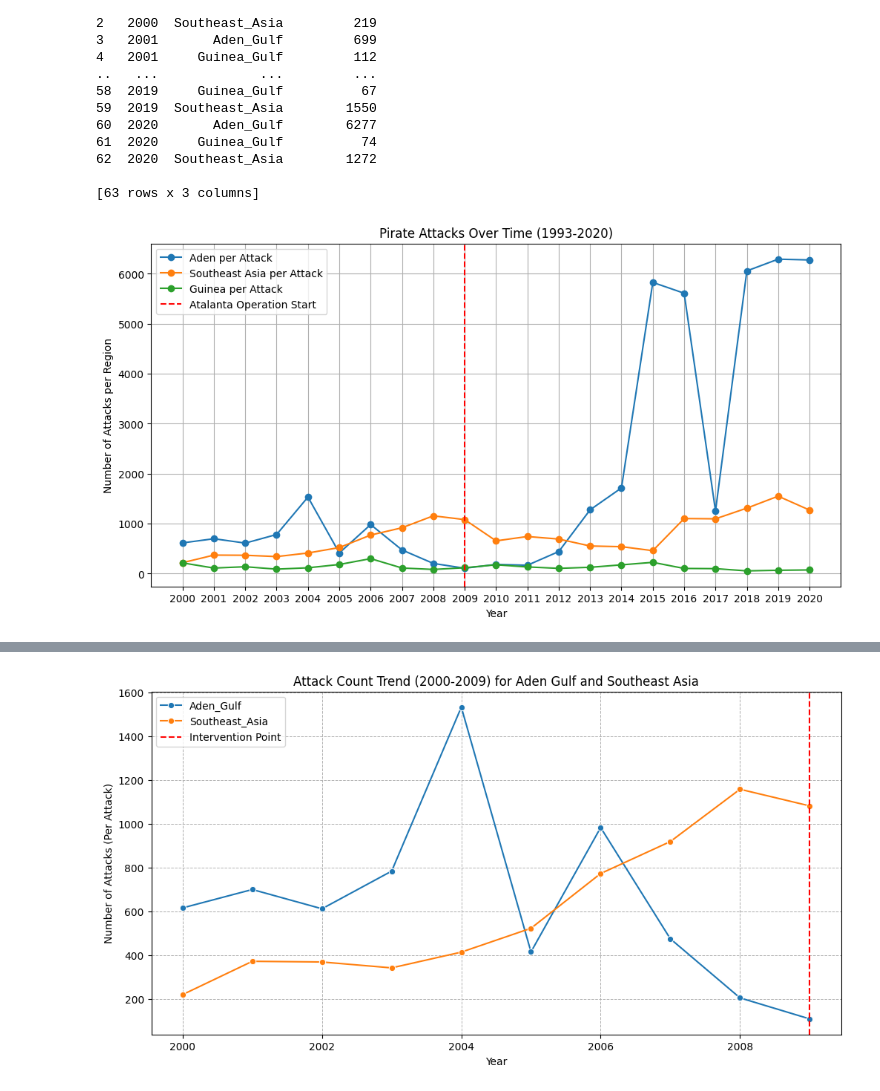
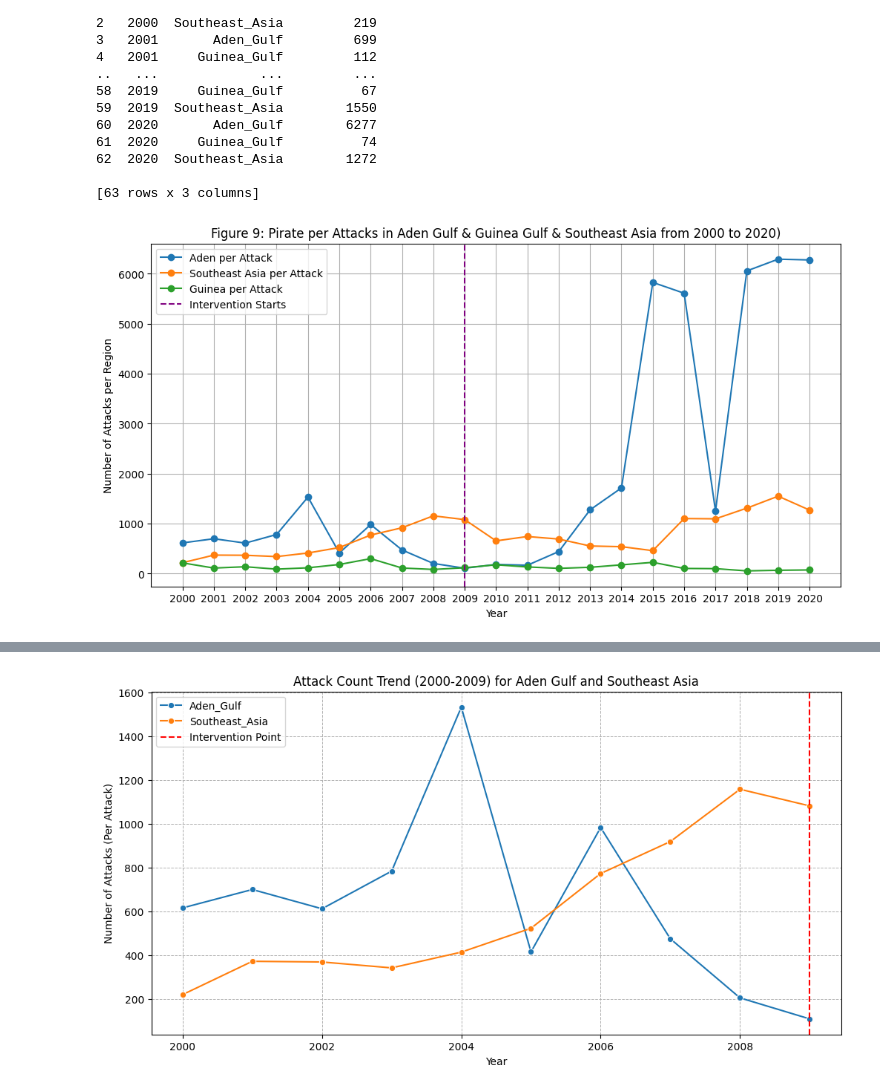
Before and after one commit to yuhengding1206/QM2-Group-Project-250120, a Jupyter notebook: QM2 group project.ipynb, the cells around one changed output, grey strips where cells are left out. Saved outputs shown, nothing was run; the diff lists cells and outputs as text; code cells hidden in the pictures.

```diff
--- a/QM2 group project.ipynb
+++ b/QM2 group project.ipynb
@@ -783,36 +796,36 @@ response = requests.get(url)
 
 # Read the CSV file using read_csv
 df = pd.read_csv(StringIO(response.content.decode('utf-8')))
 
 # Select the desired columns
 selected_data = df[['Year', 'Aden_per_attack', 'Southeast_asia_per_attack', 'Guinea_per_attack']]
 
 # Filter for the specific years
 filtered_data = selected_data[(selected_data['Year'] >= 1993) & (selected_data['Year'] <= 2020)]
 
 # Plotting
 plt.figure(figsize=(12, 6))
 
 # Plotting the data for each region
 plt.plot(filtered_data['Year'], filtered_data['Aden_per_attack'], label='Aden per Attack', marker='o')
 plt.plot(filtered_data['Year'], filtered_data['Southeast_asia_per_attack'], label='Southeast Asia per Attack', marker='o')
 plt.plot(filtered_data['Year'], filtered_data['Guinea_per_attack'], label='Guinea per Attack', marker='o')
 
 # Draw a vertical dashed line at the year 2009
-plt.axvline(x=2009, color='red', linestyle='--', label='Atalanta Operation Start')
+plt.axvline(x=2009, color='purple', linestyle='--', label='Intervention Starts')
 
 # Adding labels and title
-plt.title('Pirate Attacks Over Time (1993-2020)')
+plt.title('Figure 9: Pirate per Attacks in Aden Gulf & Guinea Gulf & Southeast Asia from 2000 to 2020)')
 plt.xlabel('Year')
 plt.ylabel('Number of Attacks per Region')
 plt.xticks(filtered_data['Year'])  # Set x-ticks to show each year
 plt.legend()
 plt.grid()
 
 # Show the plot
 plt.show()
 # %% [output]
-[figure, old version]
+[figure, new version]
 # %%
 import pandas as pd
 import requests
```
Also changed, not shown: parts of 10 cells of this notebook.
